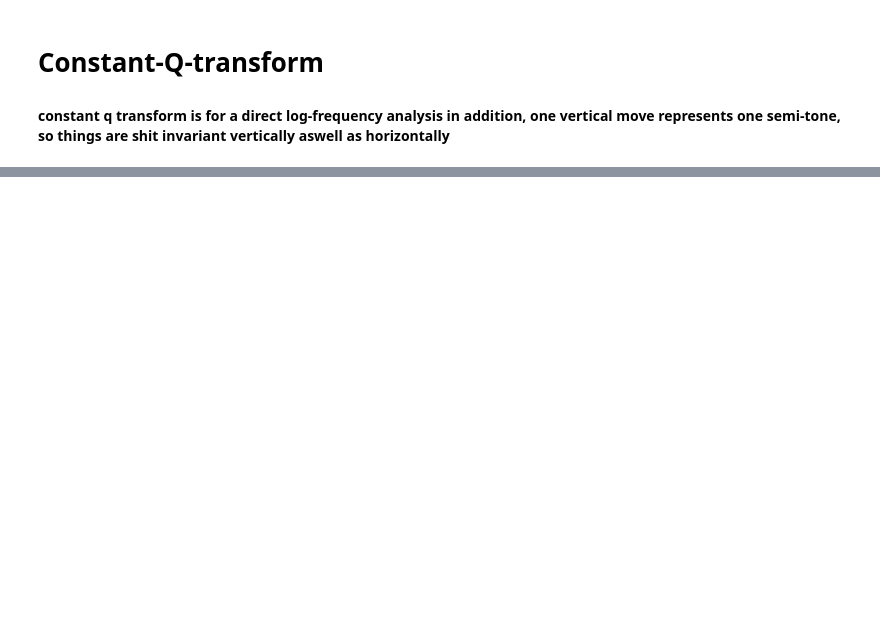
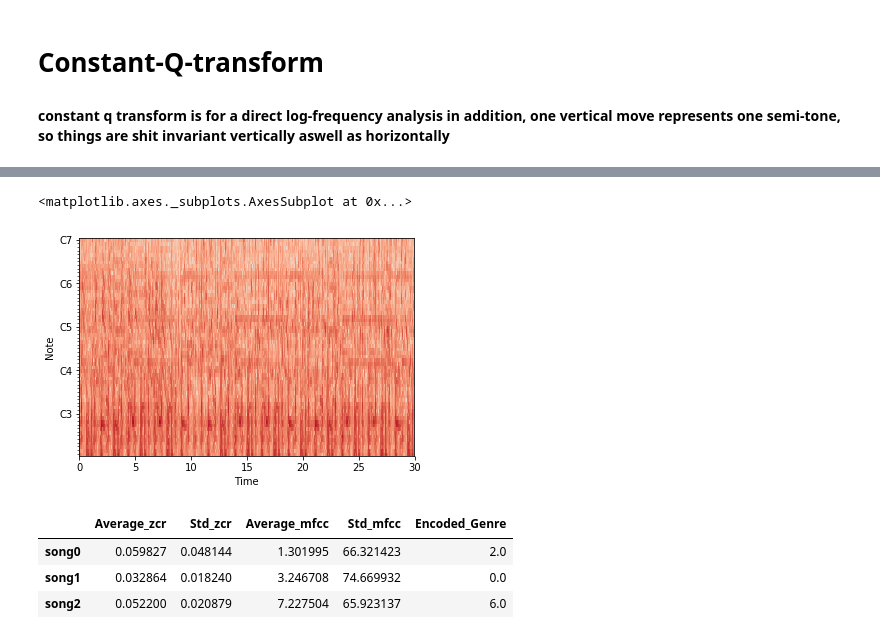
Before and after one commit to Chibukach/mir-fma, a Jupyter notebook: Song and Feature Extraction.ipynb, the cells around one changed output, grey strips where cells are left out. Cells and saved outputs as stored; diff of their text form; code cells hidden in the pictures; blank space fills up the shorter version.

```diff
--- a/Song and Feature Extraction.ipynb
+++ b/Song and Feature Extraction.ipynb
@@ -229,8 +293,11 @@ specshow(librosa.logamplitude(cqt**2), x_axis = 'time', y_axis = 'cqt_hz')
 # %%
 fmin = librosa.midi_to_hz(36)
 C = librosa.cqt(demo_songs[0], sr=sampling_rate, fmin=fmin, n_bins=60)
 logC = librosa.logamplitude(C)
-librosa.display.specshow(logC, sr=sampling_rate, x_axis='time', y_axis='cqt_note', fmin=fmin, cmap='coolwarm')
+specshow(logC, sr=sampling_rate, x_axis='time', y_axis='cqt_note', fmin=fmin, cmap='coolwarm')
+# %% [output]
+<matplotlib.axes._subplots.AxesSubplot at 0x...>
+[figure, added]
 # %%
 def extract_features(signal,sampling_rate,n_mfcc,genre):
     from librosa.feature import (zero_crossing_rate,spectral_centroid,
@@ -280,3 +347,10 @@ le_df= pd.DataFrame(data= {'Genre': complete_genre_list,
 le_df.to_csv('Encoder_mapping.csv')
 # %%
 demo_df = pd.DataFrame(data=d,index =index)
+demo_df = demo_df.T
+demo_df
+# %% [output]
+|  | Average_zcr | Std_zcr | Average_mfcc | Std_mfcc | Encoded_Genre |
+| song0 | 0.059827 | 0.048144 | 1.301995 | 66.321423 | 2.0 |
+| song1 | 0.032864 | 0.018240 | 3.246708 | 74.669932 | 0.0 |
+| song2 | 0.052200 | 0.020879 | 7.227504 | 65.923137 | 6.0 |
```
Also changed, not shown: parts of 18 cells of this notebook, 3 other files.
